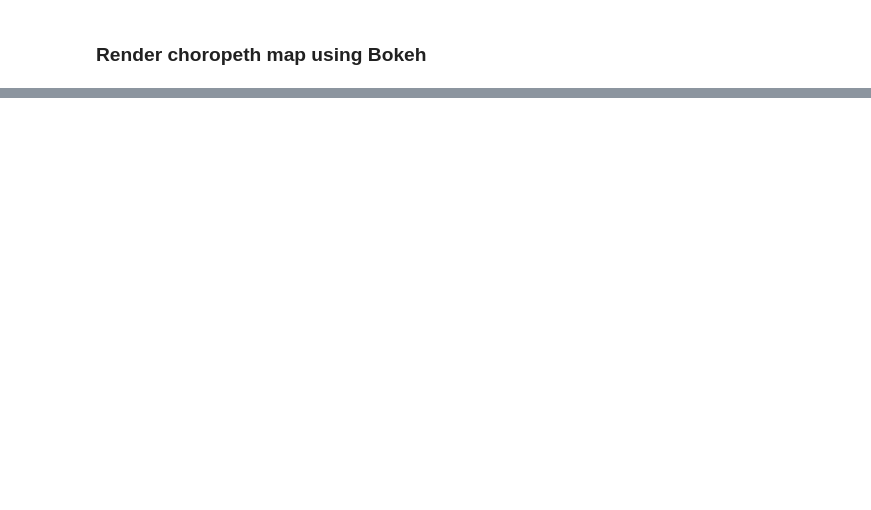
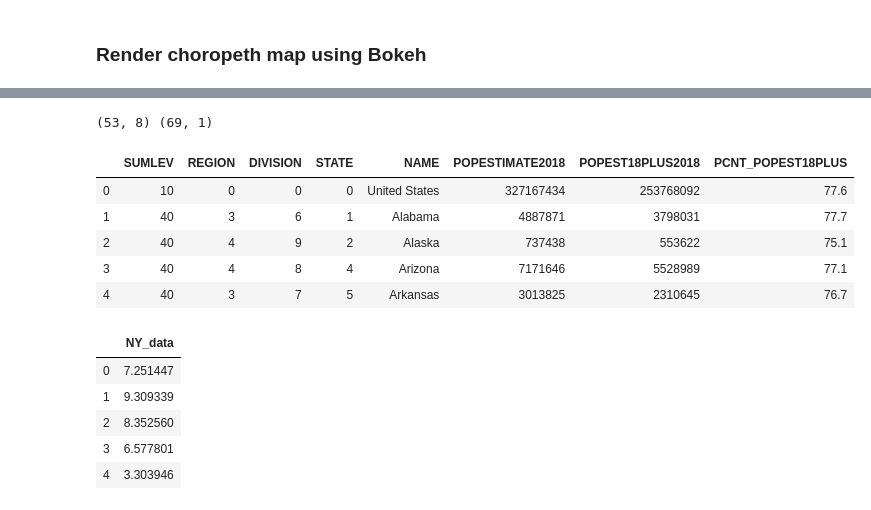
Before and after one commit to angelrps/MasterDataScience_FinalProject, a Jupyter notebook: notebooks/FrontEnd_01.ipynb, the cells around one changed output, grey strips where cells are left out. Drawn from its saved outputs; the diff is of its cells as text; code cells hidden in the pictures; blank space fills up the shorter version.

```diff
--- a/notebooks/FrontEnd_01.ipynb
+++ b/notebooks/FrontEnd_01.ipynb
@@ -259,0 +198,23 @@ f.multi_polygons
+# %%
+# Read in state population data and examine
+state_pop = pd.read_csv('../z_resources/data_test/walkthrough/state_pop_2018.csv')
+
+# create random data to merge with NY
+ny_data = pd.DataFrame({'NY_data':np.random.uniform(low=0, high=10,size=contiguous_ny.shape[0])})
+
+print(state_pop.shape, ny_data.shape)
+display(state_pop.head(), ny_data.head())
+# %% [output]
+(53, 8) (69, 1)
+|  | SUMLEV | REGION | DIVISION | STATE | NAME | POPESTIMATE2018 | POPEST18PLUS2018 | PCNT_POPEST18PLUS |
+| 0 | 10 | 0 | 0 | 0 | United States | 327167434 | 253768092 | 77.6 |
+| 1 | 40 | 3 | 6 | 1 | Alabama | 4887871 | 3798031 | 77.7 |
+| 2 | 40 | 4 | 9 | 2 | Alaska | 737438 | 553622 | 75.1 |
+| 3 | 40 | 4 | 8 | 4 | Arizona | 7171646 | 5528989 | 77.1 |
+| 4 | 40 | 3 | 7 | 5 | Arkansas | 3013825 | 2310645 | 76.7 |
+|  | NY_data |
+| 0 | 7.251447 |
+| 1 | 9.309339 |
+| 2 | 8.352560 |
+| 3 | 6.577801 |
+| 4 | 3.303946 |
```
Also changed, not shown: parts of 20 cells of this notebook.
